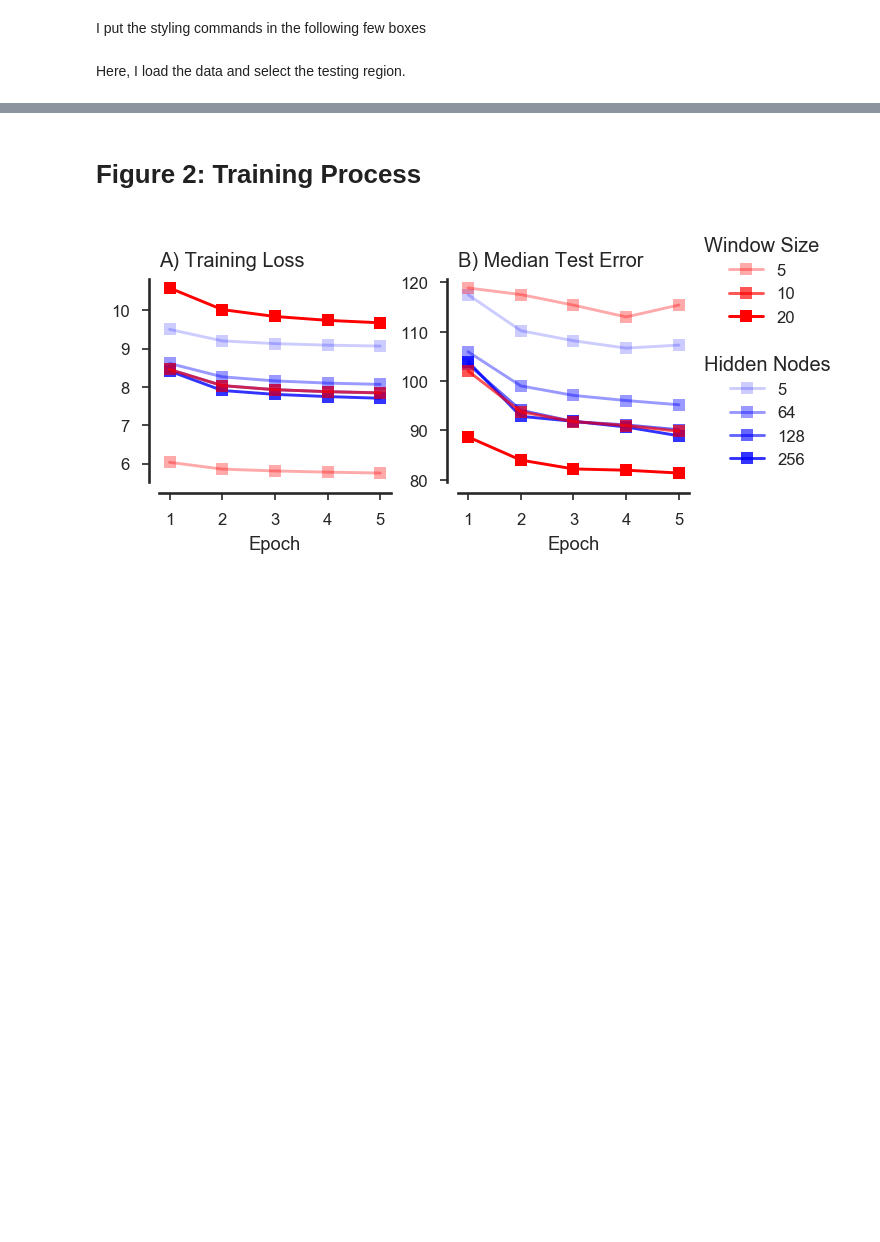
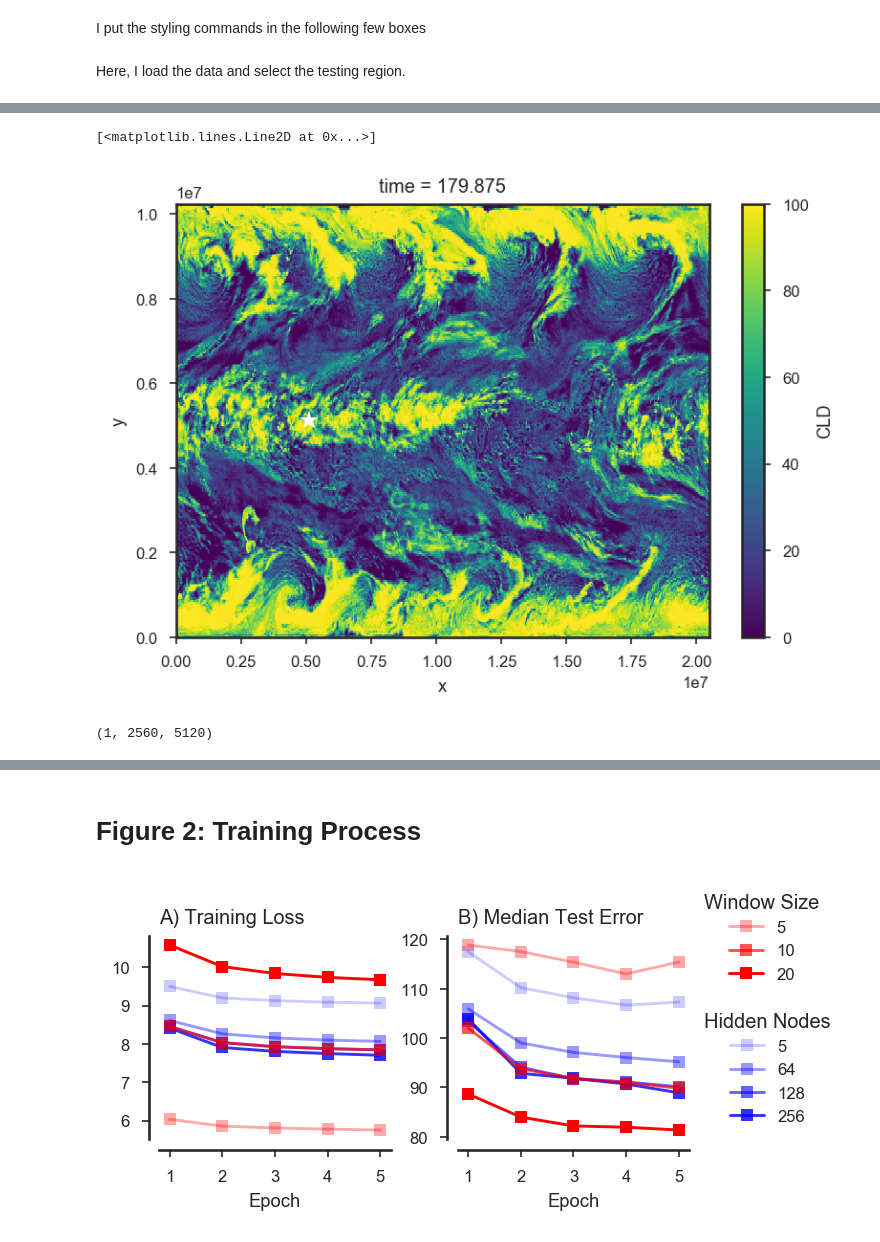
Before and after one commit to nbren12/uwnet, a Jupyter notebook: results/reports/2.1-ndb-paper-plots.ipynb, the cells around one changed output, grey strips where cells are left out. Drawn from its saved outputs; the diff is of its cells as text; code cells hidden in the pictures; blank space fills up the shorter version.

```diff
--- a/results/reports/2.1-ndb-paper-plots.ipynb
+++ b/results/reports/2.1-ndb-paper-plots.ipynb
@@ -35,0 +56,11 @@ ds_test = ds.isel(x=slice(0,64))
+# %%
+cld_c =coarsen(cld, dict(x=10, y=10)).compute()
+cld_c.plot()
+plt.plot(box.x[0], box.y[0], '*', markersize=10, color='w')
+# %% [output]
+[<matplotlib.lines.Line2D at 0x...>]
+[figure, added]
+# %%
+cld.shape
+# %% [output]
+(1, 2560, 5120)
```
Also changed, not shown: parts of 8 cells of this notebook, 1 other file.
